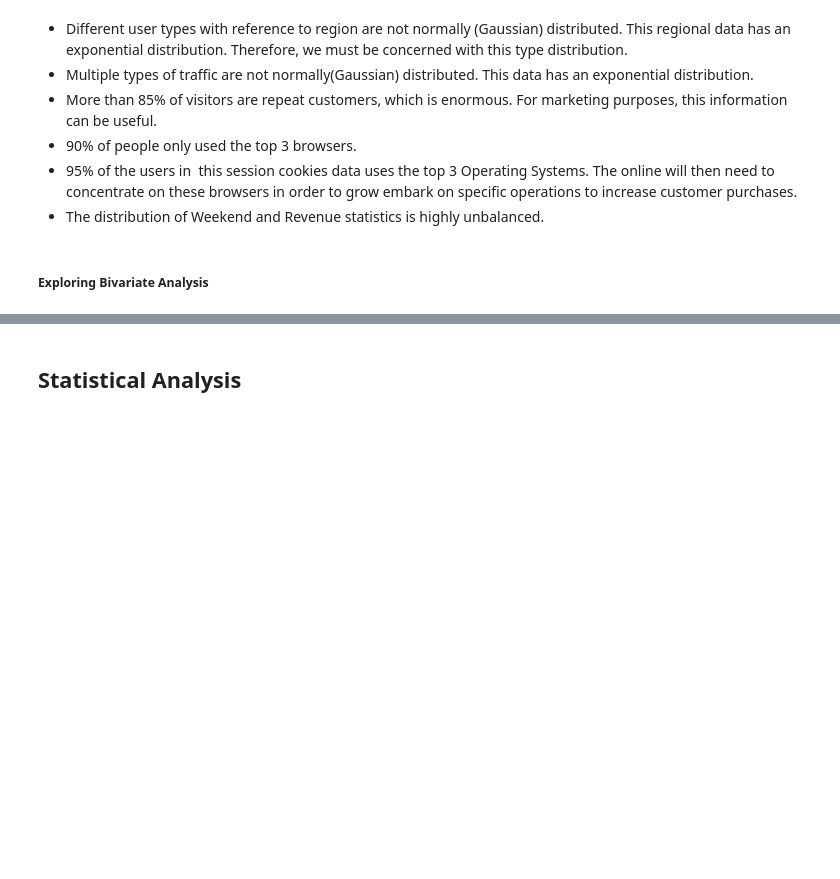
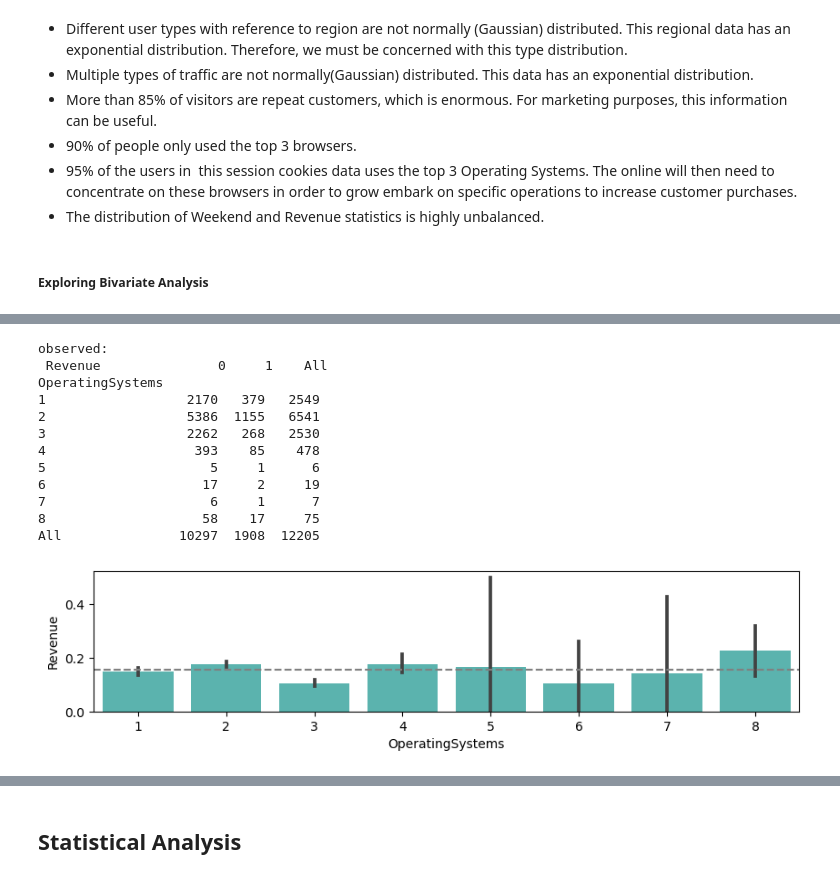
Before and after one commit to zeumoweb/Intro-to-ai-final-project, a Jupyter notebook: main.ipynb, the cells around one changed output, grey strips where cells are left out. Cells and saved outputs as stored; diff of their text form; code cells hidden in the pictures; blank space fills up the shorter version.

```diff
--- a/main.ipynb
+++ b/main.ipynb
@@ -102,0 +232,16 @@ exploredata.bivariate_categorical(data=UserCookiesData, target="Revenue", catego
+# %%
+exploredata.bivariate_categorical(data = UserCookiesData, target= 'Revenue', categorical_variable = 'OperatingSystems')
+# %% [output]
+observed:
+ Revenue               0     1    All
+OperatingSystems
+1                  2170   379   2549
+2                  5386  1155   6541
+3                  2262   268   2530
+4                   393    85    478
+5                     5     1      6
+6                    17     2     19
+7                     6     1      7
+8                    58    17     75
+All               10297  1908  12205
+[figure, added]
```
Also changed, not shown: parts of 35 cells of this notebook, 1 other file.
